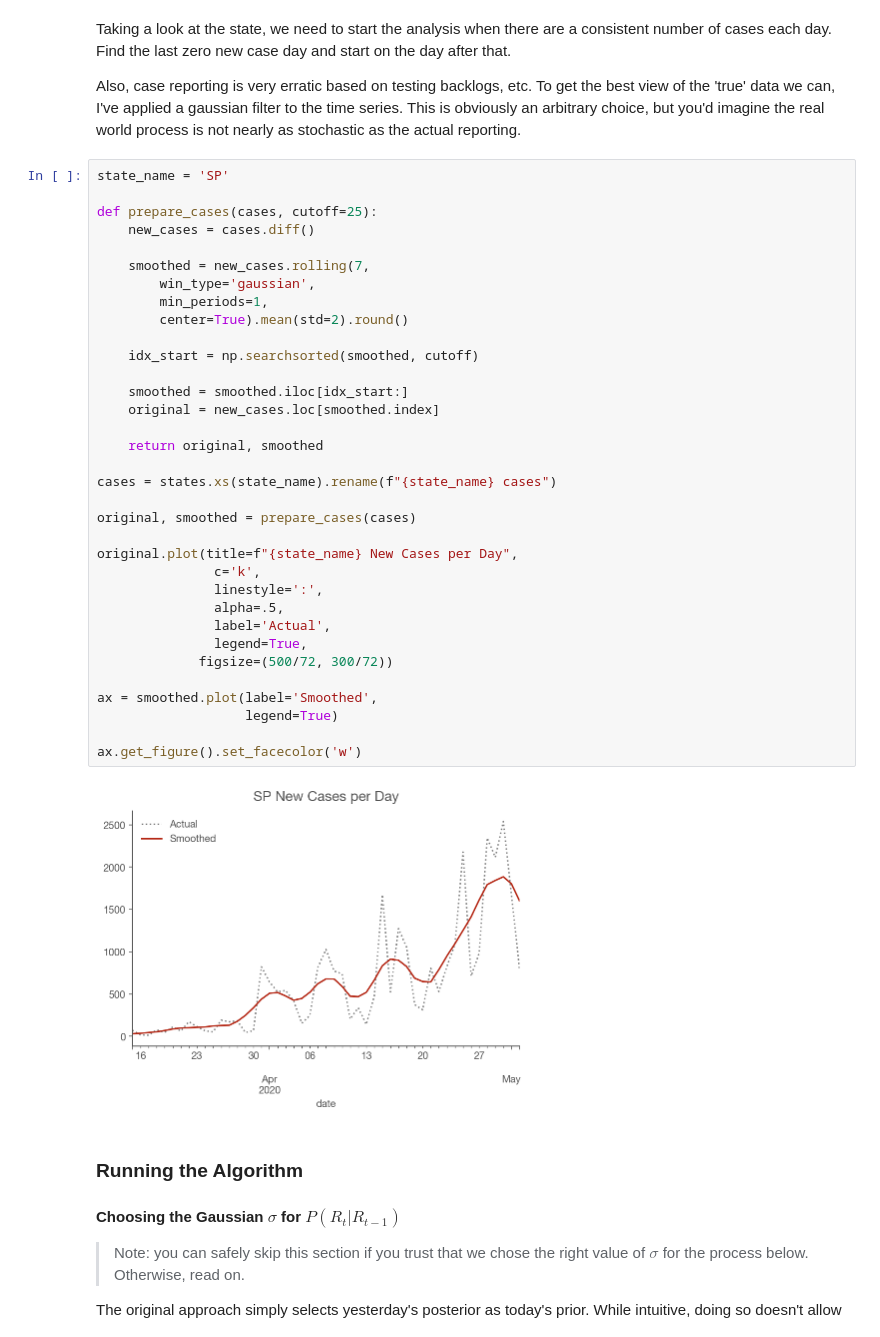
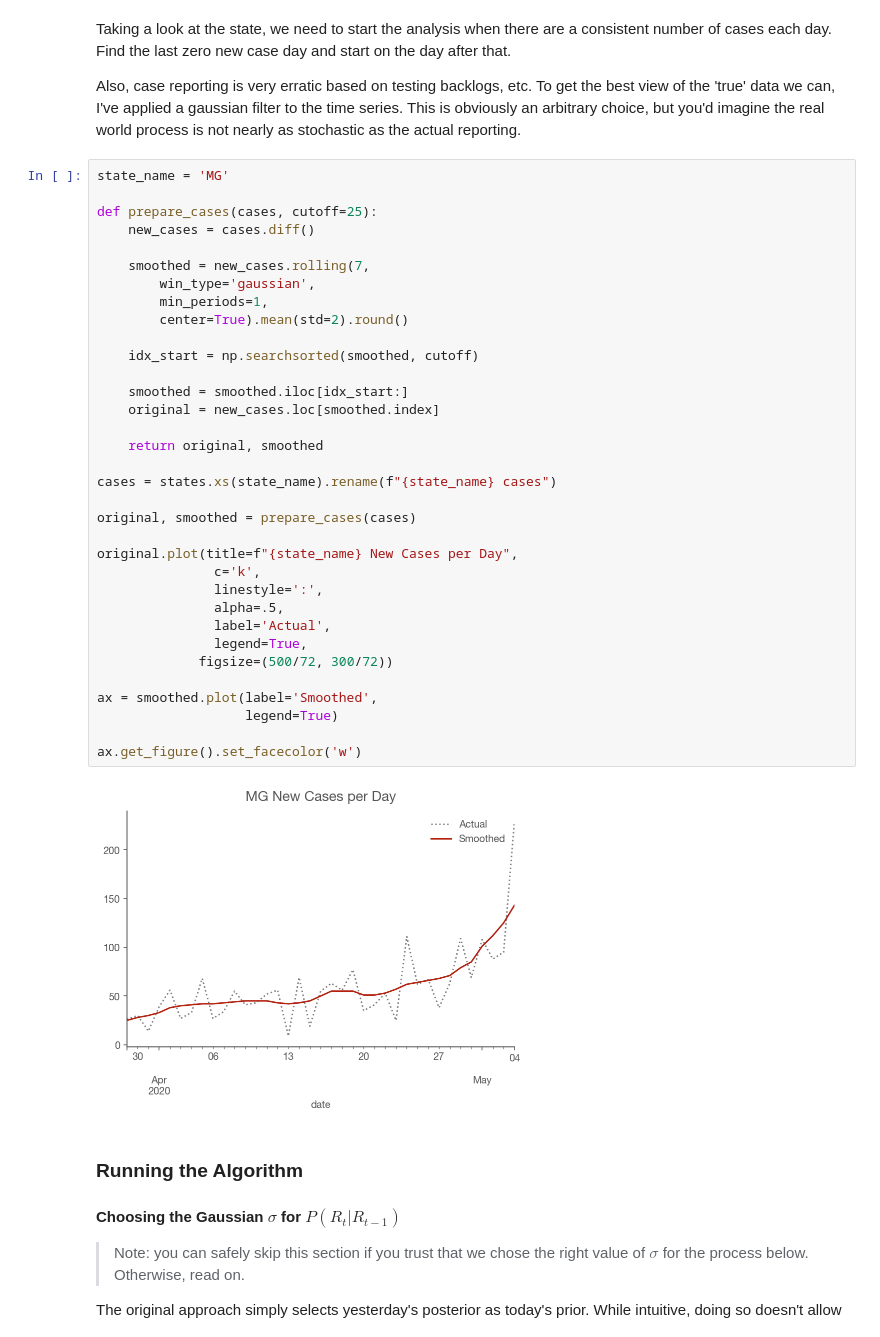
Before and after one commit to rsribeiro/covid-19, a Jupyter notebook: Realtime R0.ipynb, the cells around one changed output. Drawn from its saved outputs; the diff is of its cells as text.

```diff
--- a/Realtime R0.ipynb
+++ b/Realtime R0.ipynb
@@ -297,41 +302,41 @@ Taking a look at the state, we need to start the analysis when there are a consi
 
 Also, case reporting is very erratic based on testing backlogs, etc. To get the best view of the 'true' data we can, I've applied a gaussian filter to the time series. This is obviously an arbitrary choice, but you'd imagine the real world process is not nearly as stochastic as the actual reporting.
 # %%
-state_name = 'SP'
+state_name = 'MG'
 
 def prepare_cases(cases, cutoff=25):
     new_cases = cases.diff()
 
     smoothed = new_cases.rolling(7,
         win_type='gaussian',
         min_periods=1,
         center=True).mean(std=2).round()
 
     idx_start = np.searchsorted(smoothed, cutoff)
 
     smoothed = smoothed.iloc[idx_start:]
     original = new_cases.loc[smoothed.index]
 
     return original, smoothed
 
 cases = states.xs(state_name).rename(f"{state_name} cases")
 
 original, smoothed = prepare_cases(cases)
 
 original.plot(title=f"{state_name} New Cases per Day",
                c='k',
                linestyle=':',
                alpha=.5,
                label='Actual',
                legend=True,
              figsize=(500/72, 300/72))
 
 ax = smoothed.plot(label='Smoothed',
                    legend=True)
 
 ax.get_figure().set_facecolor('w')
 # %% [output]
-[figure, old version]
+[figure, new version]
 # %% [markdown]
 ### Running the Algorithm
 
```
Also changed, not shown: parts of 11 cells of this notebook, 1 other file.
